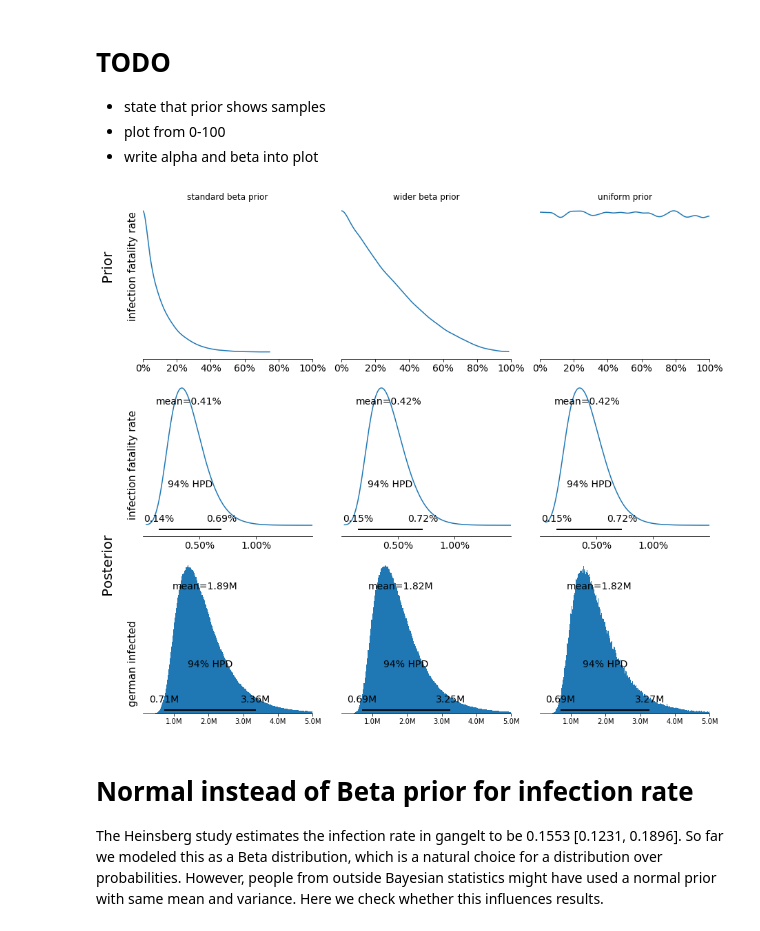
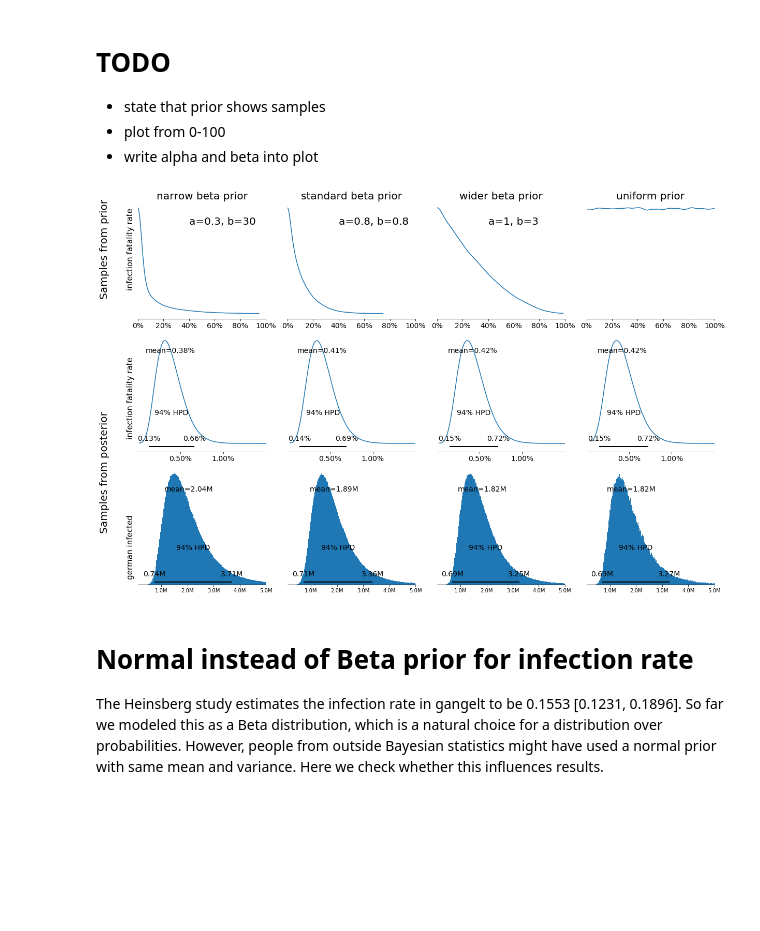
Before and after one commit to matthias-k/analysis-heinsberg-study, a Jupyter notebook: Heinsberg-Study-Model1-Germany-as-NegBinomial.ipynb, the cells around one changed output. Cells and saved outputs as stored; diff of their text form; code cells hidden in the pictures; blank space fills up the shorter version.

```diff
--- a/Heinsberg-Study-Model1-Germany-as-NegBinomial.ipynb
+++ b/Heinsberg-Study-Model1-Germany-as-NegBinomial.ipynb
@@ -365,9 +377,34 @@ if os.path.isfile('model1_2.pydat'):
     german_infected_2 = tmp['german_infected']
 else:
     with model_2:
-        prior_2 = pm.sample_prior_predictive(samples=50000)
+        prior_2 = pm.sample_prior_predictive(samples=500000)
         posterior_2 = pm.sample(draws=100000)
         german_infected_2 = [dist.nbinom(n=6575, p=p).rvs() for p in (posterior_2['infection_fatality_rate'])]
 
         with open('model1_2.pydat', 'wb') as f:
             pickle.dump({'prior': prior_2, 'posterior': posterior_2, 'german_infected': german_infected_2}, f)
+# %%
+# even narrower prior
+with pm.Model() as model_4:
+    # the infection rate is given as 0.1553 [0.1231, 0.1896].
+    gangelt_infection_rate = pm.Beta(**beta_params(mean=0.1553, var=((0.1896-0.1231)/4)**2), name='gangelt_infection_rate')
+
+    total_population = 12597
+    gangelt_infected = pm.Binomial(n=total_population, p=gangelt_infection_rate, name='gangelt_infected')
+
+    infection_fatality_rate = pm.Beta(alpha=0.3, beta=3, name='infection_fatality_rate')
+    gangelt_fatalities = pm.Binomial(n=gangelt_infected, p=infection_fatality_rate, name='gangelt_fatalities=7', observed=7)
+
+if os.path.isfile('model1_4.pydat'):
+    tmp = pickle.load(open('model1_4.pydat', 'rb'))
+    prior_4 = tmp['prior']
+    posterior_4 = tmp['posterior']
+    german_infected_4 = tmp['german_infected']
+else:
+    with model_4:
+        prior_4 = pm.sample_prior_predictive(samples=50000)
+        posterior_4 = pm.sample(draws=1000000)
+        german_infected_4 = [dist.nbinom(n=6575, p=p).rvs() for p in (posterior_4['infection_fatality_rate'])]
+
+        with open('model1_4.pydat', 'wb') as f:
+            pickle.dump({'prior': prior_4, 'posterior': posterior_4, 'german_infected': german_infected_4}, f)
@@ -379,38 +423,43 @@ else:
 - write alpha and beta into plot
 # %%
 rows = 3
-cols = 3
+cols = 4
 width = 4.5
 height = 4
 
 f, axs = plt.subplots(rows, cols, figsize=(cols*width, rows*height))
 models = [
+    (prior_4, posterior_4, german_infected_4),
     (prior, posterior, german_infected),
     (prior_1, posterior_1, german_infected_1),
     (prior_2, posterior_2, german_infected_2),
     #(prior_3, posterior_3, german_infected_3),
 ]
 
 for model_index, (_prior, _posterior, _german_infected) in enumerate(models):
     pass
     plot_infection_fatality_rate_prior(_prior['infection_fatality_rate'], ax=axs[0, model_index], show_hpd=False)
     plot_infection_fatality_rate(_posterior['infection_fatality_rate'], ax=axs[1, model_index])
     plot_german_infected(_german_infected, ax=axs[2, model_index])
 
 plt.tight_layout(rect=(0.05, 0.05, 0.95, 0.95))
 
-axs[0, 0].set_title('standard beta prior')
-axs[0, 1].set_title('wider beta prior')
-axs[0, 2].set_title('uniform prior')
+axs[0, 0].set_title('narrow beta prior', fontsize=20)
+axs[0, 1].set_title('standard beta prior', fontsize=20)
+axs[0, 2].set_title('wider beta prior', fontsize=20)
+axs[0, 3].set_title('uniform prior', fontsize=20)
 
+axs[0, 0].text(0.4, .8*axs[0, 0].get_ylim()[1], 'a=0.3, b=30', fontsize=20)
+axs[0, 1].text(0.4, .8*axs[0, 1].get_ylim()[1], f'a={ifr_prior_a}, b={ifr_prior_b}', fontsize=20)
+axs[0, 2].text(0.4, .8*axs[0, 2].get_ylim()[1], 'a=1, b=3', fontsize=20)
 
 plt.gcf().text(0.05, 2.5/rows, 'infection fatality rate', rotation=90, verticalalignment='center', fontsize=15)
 plt.gcf().text(0.05, 1.5/rows, 'infection fatality rate', rotation=90, verticalalignment='center', fontsize=15)
 plt.gcf().text(0.05, 0.5/rows, 'german infected', rotation=90, verticalalignment='center', fontsize=15)
-plt.gcf().text(0.01, 2.5/rows, 'Prior', rotation=90, verticalalignment='center', fontsize=20);
-plt.gcf().text(0.01, 1/rows, 'Posterior', rotation=90, verticalalignment='center', fontsize=20);
+plt.gcf().text(0.01, 2.5/rows, 'Samples from prior', rotation=90, verticalalignment='center', fontsize=20);
+plt.gcf().text(0.01, 1/rows, 'Samples from posterior', rotation=90, verticalalignment='center', fontsize=20);
 # %% [output]
-[figure, old version]
+[figure, new version]
 # %% [markdown]
 # Normal instead of Beta prior for infection rate
 
```
Also changed, not shown: parts of 4 cells of this notebook, 1 other file.
